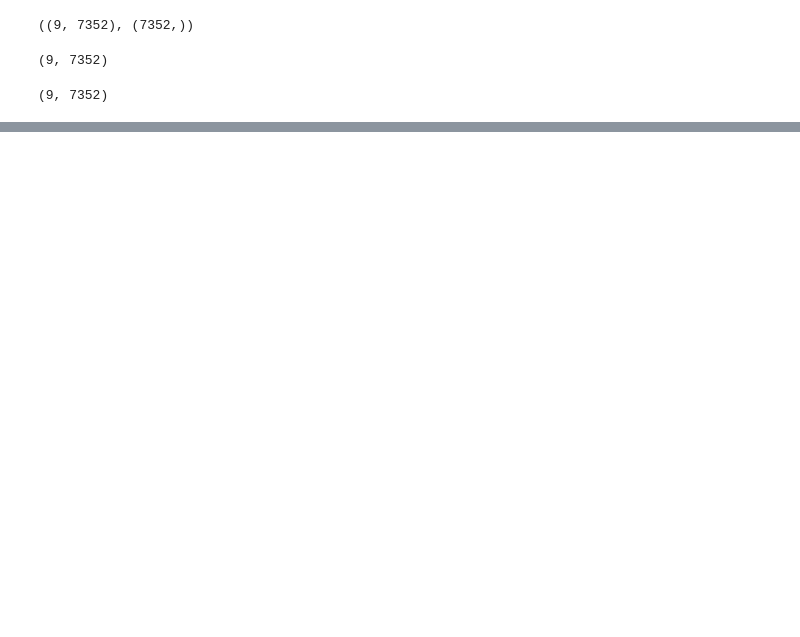
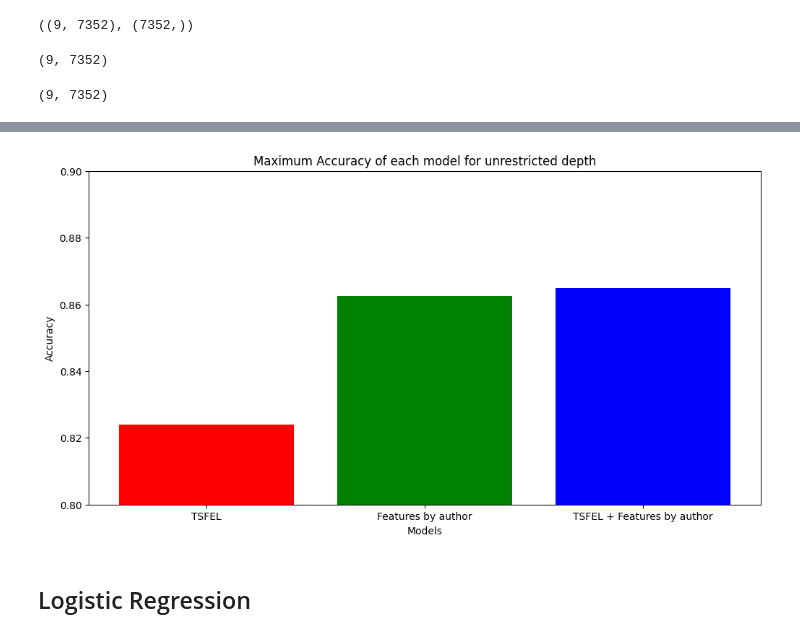
Before and after one commit to samarth2015/UCI-HAR_CNN_LSTM, a Jupyter notebook: ML_UCI_HAR.ipynb, the cells around one changed output, grey strips where cells are left out. Drawn from its saved outputs; the diff is of its cells as text; code cells hidden in the pictures; blank space fills up the shorter version.

```diff
--- a/ML_UCI_HAR.ipynb
+++ b/ML_UCI_HAR.ipynb
@@ -280,0 +322,4 @@ X_train_custom.shape
+# %%
+X_train_custom_final = np.concatenate((X_train_custom, X_train_original), axis=1)
+X_test_custom_final = np.concatenate((X_test_custom, X_test_original), axis=1)
+X_train_custom_final.shape
@@ -282,0 +383,9 @@ X_train_custom.shape
+# %%
+#getting accuracies for unrestricted depth
+accuracy_unrestricted = []
+for data, test in [(X_train_custom, X_test_custom), (X_train_original, X_test_original), (X_train_custom_final, X_test_custom_final)]:
+    model = DecisionTreeClassifier(random_state=45)
+    model.fit(data, labels)
+    y_pred = model.predict(test)
+    accuracy = accuracy_score(labels_test, y_pred)
+    accuracy_unrestricted.append(accuracy)
@@ -282,0 +432,14 @@ X_train_custom.shape
+# %%
+fig = plt.figure(figsize=(12, 6))
+plt.bar(['TSFEL', 'Features by author', 'TSFEL + Features by author'], accuracy_unrestricted,
+        color=['red', 'green', 'blue'])
+
+plt.xlabel('Models')
+plt.ylabel('Accuracy')
+plt.title("Maximum Accuracy of each model for unrestricted depth")
+plt.ylim(0.8, 0.9)
+plt.show()
+# %% [output]
+[figure, added]
+# %% [markdown]
+## Logistic Regression
```
Also changed, not shown: parts of 50 cells of this notebook.
